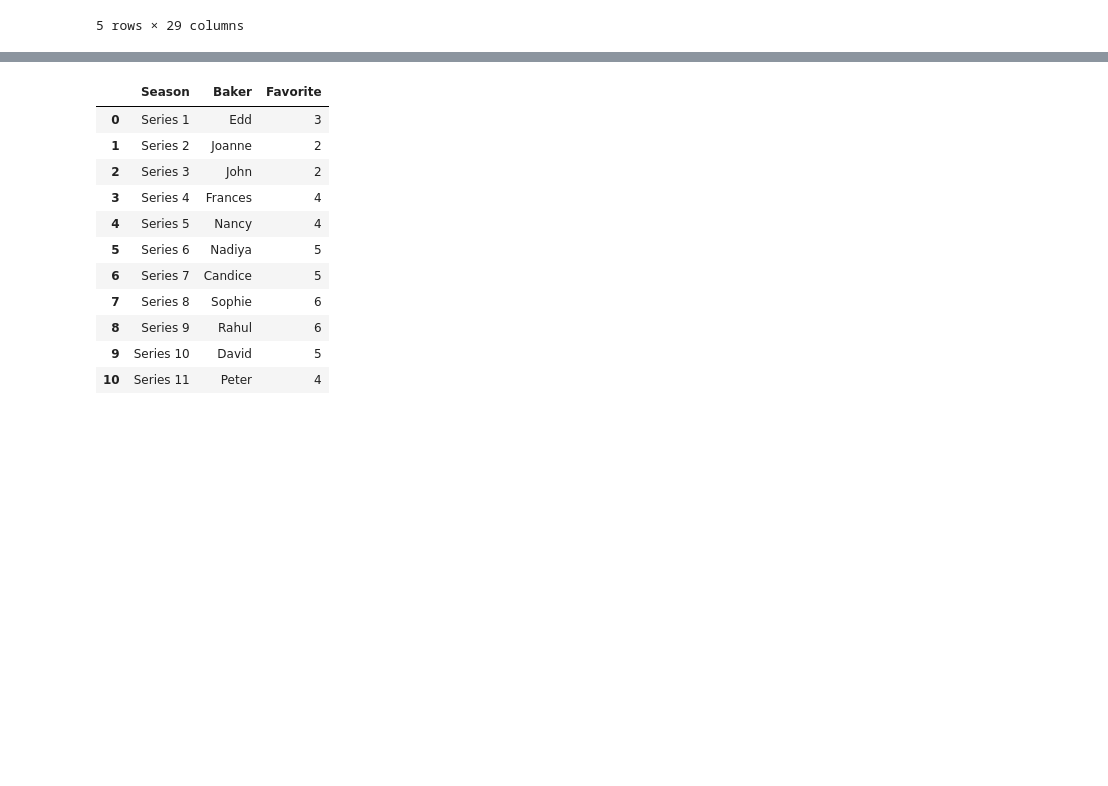
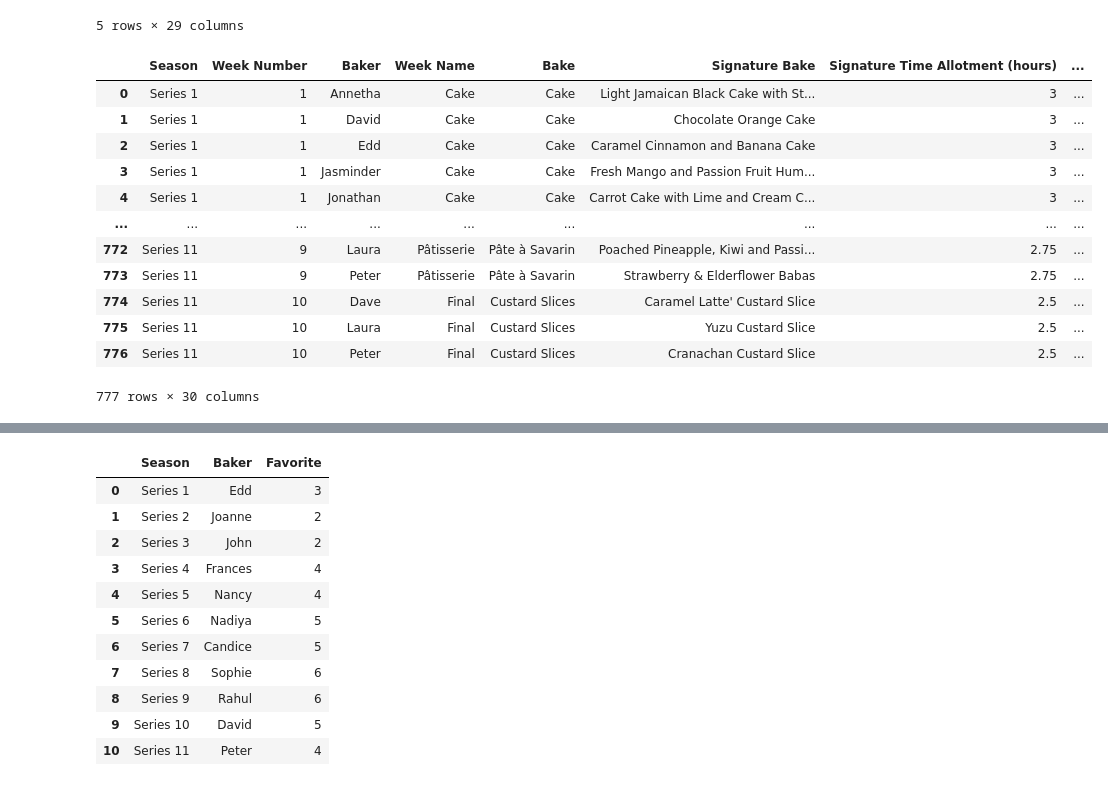
Before and after one commit to oshadiw/bakeoff-analysis, a Jupyter notebook: analysis/winners.ipynb, the cells around one changed output, grey strips where cells are left out. Cells and saved outputs as stored; diff of their text form; code cells hidden in the pictures; blank space fills up the shorter version.

```diff
--- a/analysis/winners.ipynb
+++ b/analysis/winners.ipynb
@@ -61,6 +61,23 @@ bakes_df.head()
 | 3 | Series 1 | 1 | Jasminder | Cake | Cake | Fresh Mango and Passion Fruit Hum... | 3 | ... |
 | 4 | Series 1 | 1 | Jonathan | Cake | Cake | Carrot Cake with Lime and Cream C... | 3 | ... |
 5 rows × 29 columns
+# %%
+bakes_df['Bakers Left'] = bakes_df.groupby(["Season", "Week Number"], sort = False)["Competed"].transform('count')
+bakes_df
+# %% [output]
+|  | Season | Week Number | Baker | Week Name | Bake | Signature Bake | Signature Time Allotment (hours) | ... |
+| 0 | Series 1 | 1 | Annetha | Cake | Cake | Light Jamaican Black Cake with St... | 3 | ... |
+| 1 | Series 1 | 1 | David | Cake | Cake | Chocolate Orange Cake | 3 | ... |
+| 2 | Series 1 | 1 | Edd | Cake | Cake | Caramel Cinnamon and Banana Cake | 3 | ... |
+| 3 | Series 1 | 1 | Jasminder | Cake | Cake | Fresh Mango and Passion Fruit Hum... | 3 | ... |
+| 4 | Series 1 | 1 | Jonathan | Cake | Cake | Carrot Cake with Lime and Cream C... | 3 | ... |
+| ... | ... | ... | ... | ... | ... | ... | ... | ... |
+| 772 | Series 11 | 9 | Laura | Pâtisserie | Pâte à Savarin | Poached Pineapple, Kiwi and Passi... | 2.75 | ... |
+| 773 | Series 11 | 9 | Peter | Pâtisserie | Pâte à Savarin | Strawberry & Elderflower Babas | 2.75 | ... |
+| 774 | Series 11 | 10 | Dave | Final | Custard Slices | Caramel Latte' Custard Slice | 2.5 | ... |
+| 775 | Series 11 | 10 | Laura | Final | Custard Slices | Yuzu Custard Slice | 2.5 | ... |
+| 776 | Series 11 | 10 | Peter | Final | Custard Slices | Cranachan Custard Slice | 2.5 | ... |
+777 rows × 30 columns
 # %%
 winner = bakes_df['Winner'] == 1
 winner_df = bakes_df[winner]
```
Also changed, not shown: parts of 5 cells of this notebook, 2 other files.
